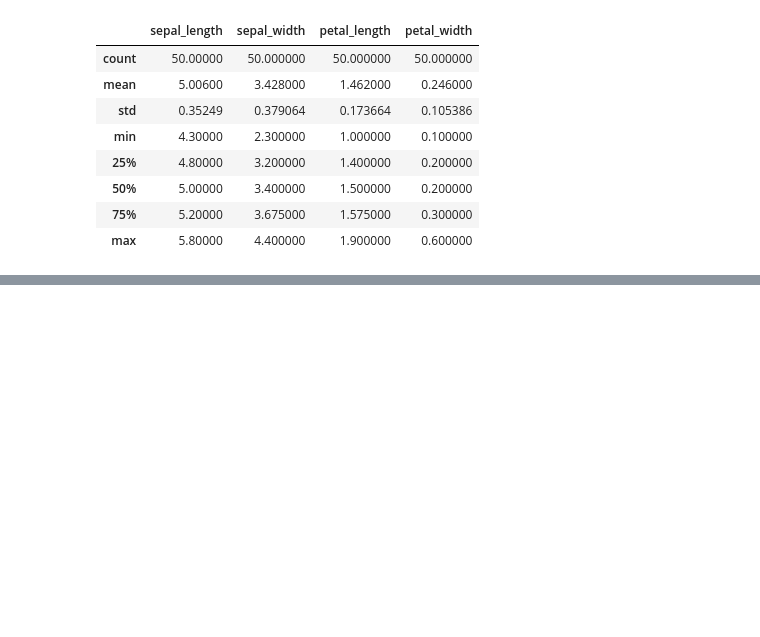
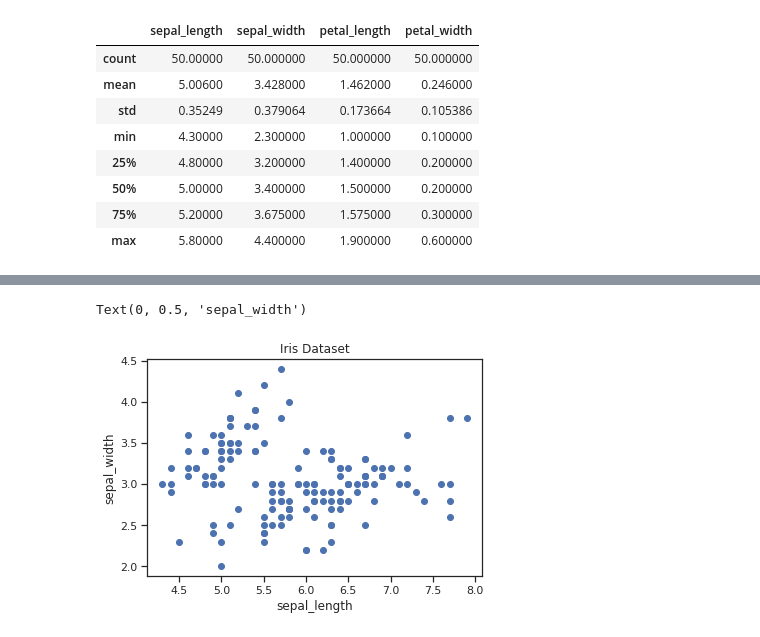
Before and after one commit to fernandoib/Home, a Jupyter notebook: irisdataset.ipynb, the cells around one changed output, grey strips where cells are left out. Saved outputs shown, nothing was run; the diff lists cells and outputs as text; code cells hidden in the pictures; blank space fills up the shorter version.

```diff
--- a/irisdataset.ipynb
+++ b/irisdataset.ipynb
@@ -144,0 +142,10 @@ iris2[iris2['species']=='setosa'].describe()
+# %%
+figure, axis = plt.subplots()
+
+axis.scatter(iris2['sepal_length'],iris2['sepal_width'])
+axis.set_title('Iris Dataset')
+axis.set_xlabel('sepal_length')
+axis.set_ylabel('sepal_width')
+# %% [output]
+Text(0, 0.5, 'sepal_width')
+[figure, added]
```
Also changed, not shown: parts of 24 cells of this notebook.
